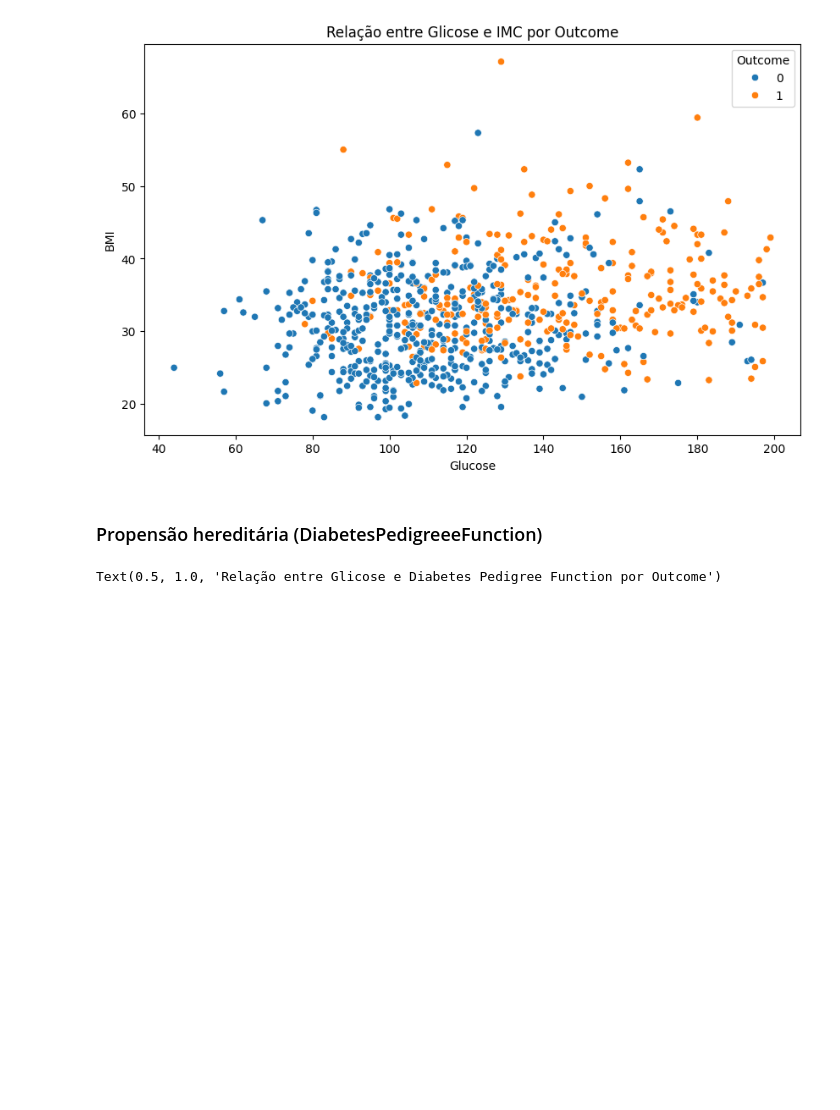
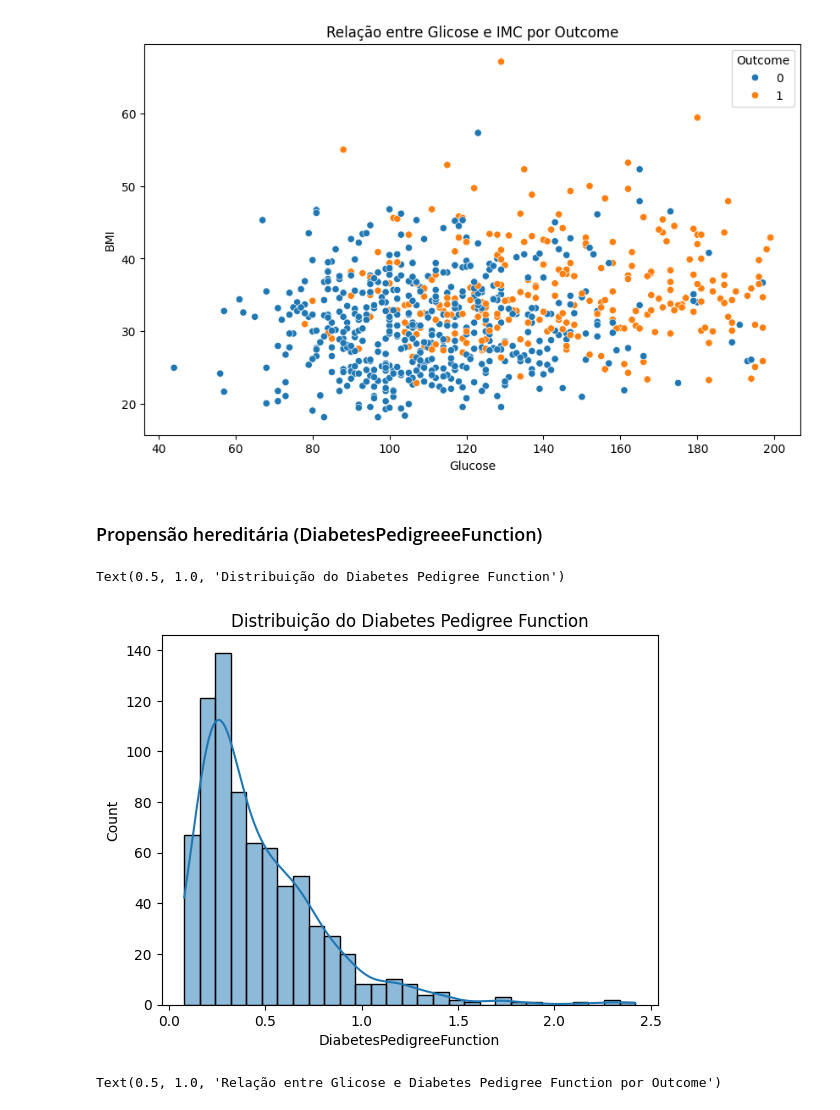
Before and after one commit to mparra137/FIAP_Fase1_TechChallenge, a Jupyter notebook: Diabetes_case.ipynb, the cells around one changed output. Saved outputs shown, nothing was run; the diff lists cells and outputs as text; code cells hidden in the pictures; blank space fills up the shorter version.

```diff
--- a/Diabetes_case.ipynb
+++ b/Diabetes_case.ipynb
@@ -300,6 +310,12 @@ Text(0.5, 1.0, 'Relação entre Glicose e IMC por Outcome')
 [figure]
 # %% [markdown]
 ### Propensão hereditária (DiabetesPedigreeeFunction)
+# %%
+sns.histplot(dados['DiabetesPedigreeFunction'], kde=True)
+plt.title('Distribuição do Diabetes Pedigree Function')
+# %% [output]
+Text(0.5, 1.0, 'Distribuição do Diabetes Pedigree Function')
+[figure, added]
 # %%
 
 plt.figure(figsize=(10, 6))
```
Also changed, not shown: parts of 5 cells of this notebook.
